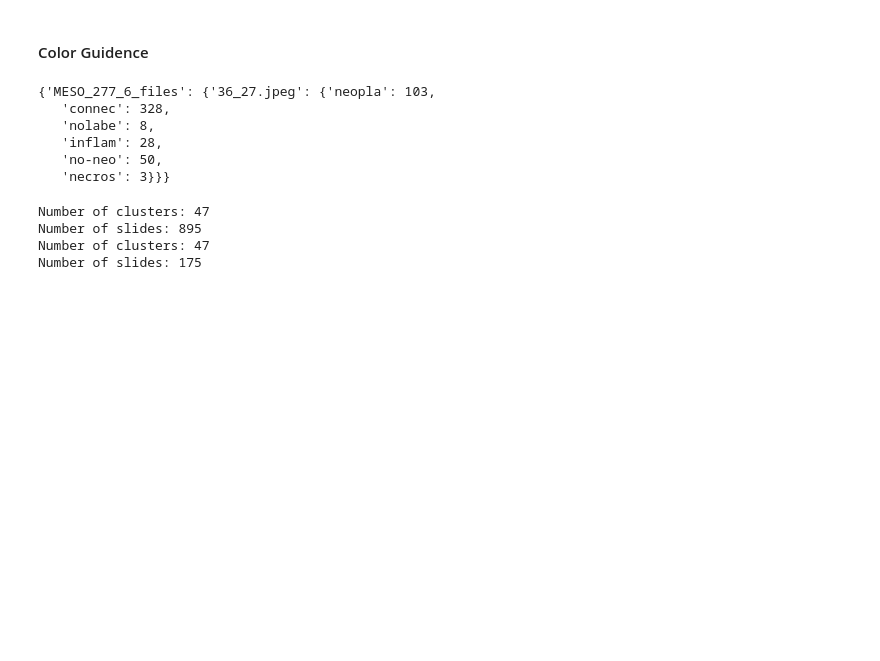
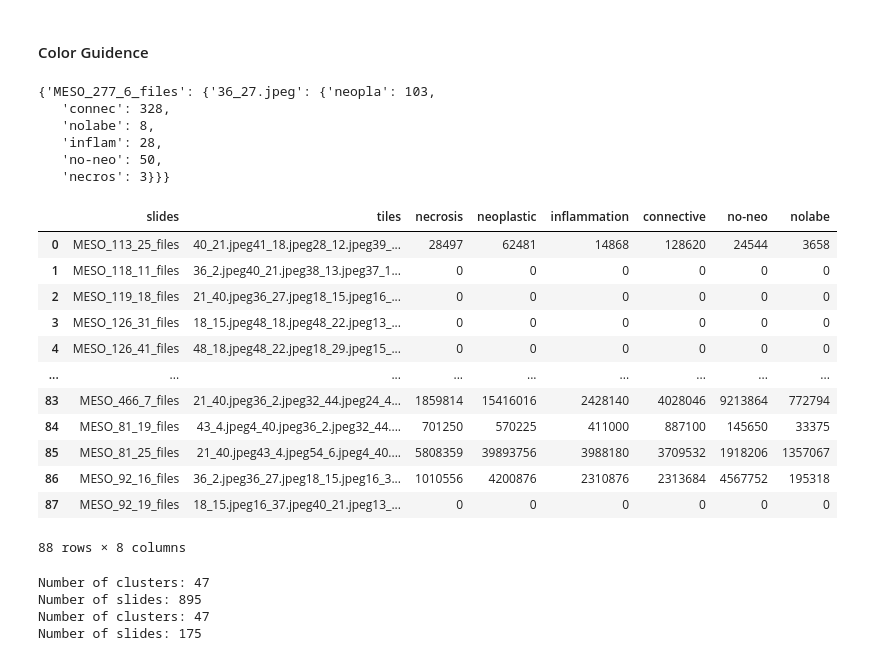
Before and after one commit to FarzanehSeyedshahi/Histomorphological-Phenotype-Learning, a Jupyter notebook: workflow/hovernet.ipynb, the cells around one changed output. Drawn from its saved outputs; the diff is of its cells as text; code cells hidden in the pictures; blank space fills up the shorter version.

```diff
--- a/workflow/hovernet.ipynb
+++ b/workflow/hovernet.ipynb
@@ -165,9 +165,23 @@ nuc_types
 
 # nuc_types_df
 # %%
-nuc_types_df = pd.read_csv('/nfs/home/users/fshahi/Projects/Datasets/large_ndpis/tiled/nuc_types.csv')
+nuc_types_df = pd.read_csv('/nfs/home/users/fshahi/Projects/Datasets/large_ndpis/tiled/nuc_types_full.csv')
 nuc_types_df.columns = ['slides', 'tiles', 'necrosis', 'neoplastic', 'inflammation', 'connective', 'no-neo', 'nolabe']
 nuc_types_df.groupby('slides').sum().reset_index()
+# %% [output]
+|  | slides | tiles | necrosis | neoplastic | inflammation | connective | no-neo | nolabe |
+| 0 | MESO_113_25_files | 40_21.jpeg41_18.jpeg28_12.jpeg39_... | 28497 | 62481 | 14868 | 128620 | 24544 | 3658 |
+| 1 | MESO_118_11_files | 36_2.jpeg40_21.jpeg38_13.jpeg37_1... | 0 | 0 | 0 | 0 | 0 | 0 |
+| 2 | MESO_119_18_files | 21_40.jpeg36_27.jpeg18_15.jpeg16_... | 0 | 0 | 0 | 0 | 0 | 0 |
+| 3 | MESO_126_31_files | 18_15.jpeg48_18.jpeg48_22.jpeg13_... | 0 | 0 | 0 | 0 | 0 | 0 |
+| 4 | MESO_126_41_files | 48_18.jpeg48_22.jpeg18_29.jpeg15_... | 0 | 0 | 0 | 0 | 0 | 0 |
+| ... | ... | ... | ... | ... | ... | ... | ... | ... |
+| 83 | MESO_466_7_files | 21_40.jpeg36_2.jpeg32_44.jpeg24_4... | 1859814 | 15416016 | 2428140 | 4028046 | 9213864 | 772794 |
+| 84 | MESO_81_19_files | 43_4.jpeg4_40.jpeg36_2.jpeg32_44.... | 701250 | 570225 | 411000 | 887100 | 145650 | 33375 |
+| 85 | MESO_81_25_files | 21_40.jpeg43_4.jpeg54_6.jpeg4_40.... | 5808359 | 39893756 | 3988180 | 3709532 | 1918206 | 1357067 |
+| 86 | MESO_92_16_files | 36_2.jpeg36_27.jpeg18_15.jpeg16_3... | 1010556 | 4200876 | 2310876 | 2313684 | 4567752 | 195318 |
+| 87 | MESO_92_19_files | 18_15.jpeg16_37.jpeg40_21.jpeg13_... | 0 | 0 | 0 | 0 | 0 | 0 |
+88 rows × 8 columns
 # %%
 # fetch clusters
 csv = '/nfs/home/users/fshahi/Projects/Histomorphological-Phenotype-Learning/results/BarlowTwins_3/Meso/h224_w224_n3_zdim128/750K/adatas/Meso_he_complete_filtered_metadata_leiden_2p0__fold4.csv'
```
Also changed, not shown: parts of 7 cells of this notebook, 1 other file.
